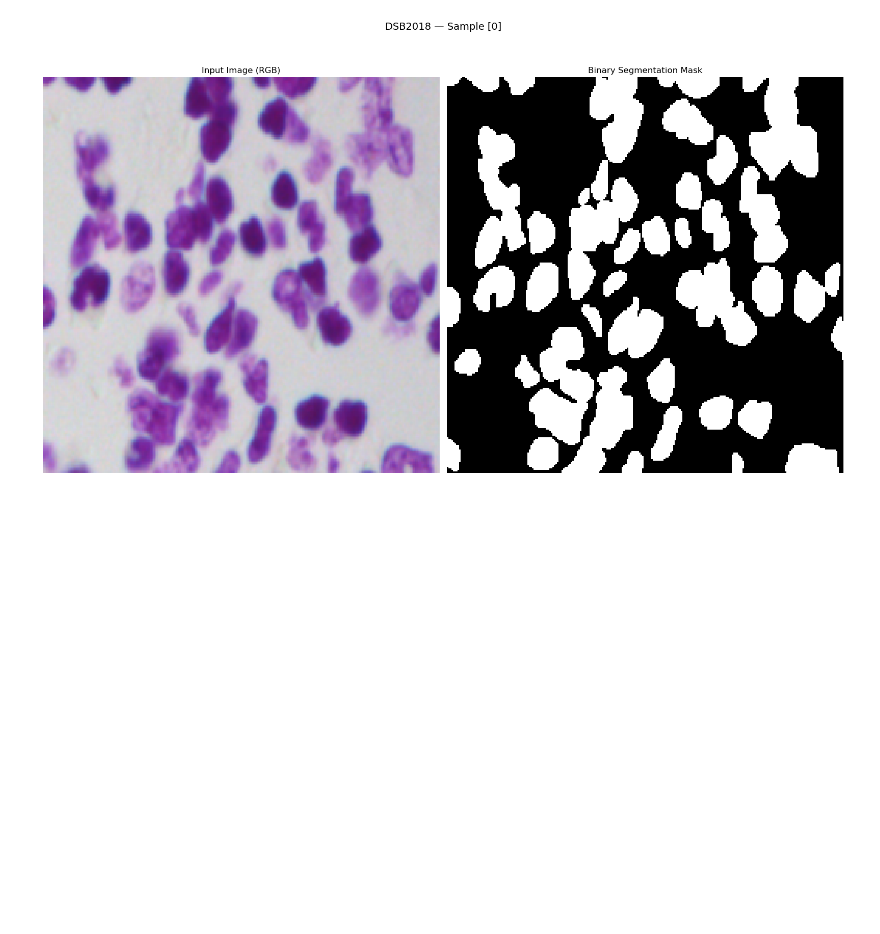
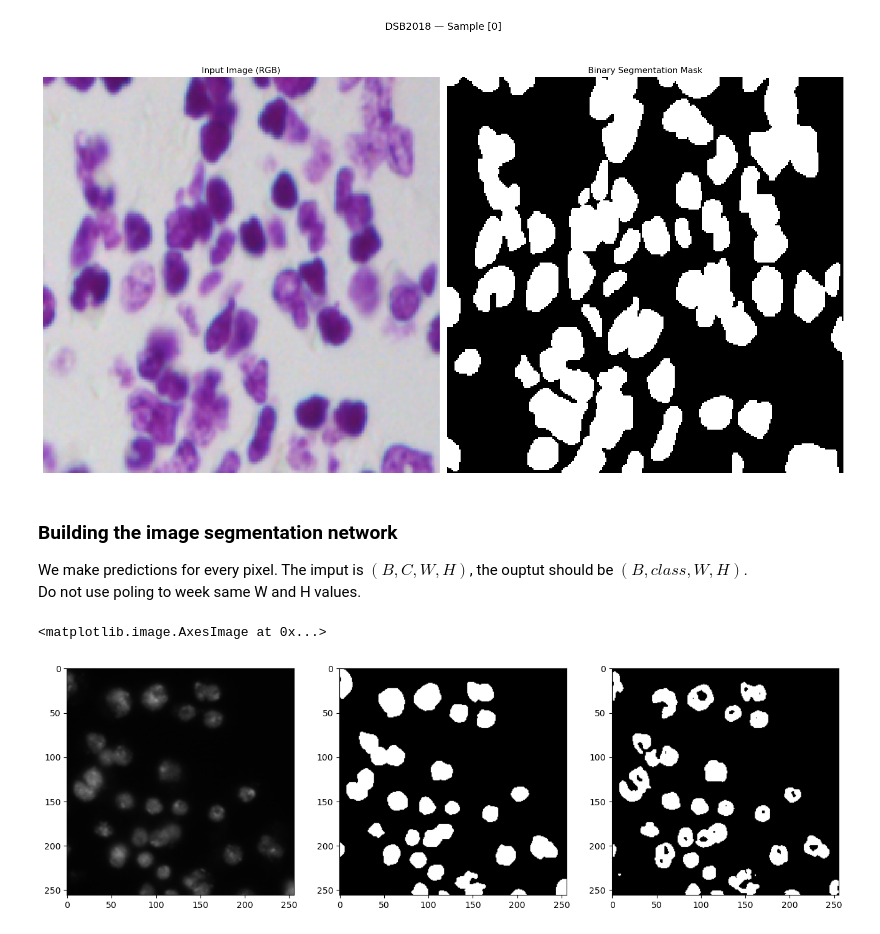
Before and after one commit to Efrazar/Bio-AI-foundations, a Jupyter notebook: Inside_Deep_Learning/08_Object_Detection.ipynb, the cells around one changed output. Drawn from its saved outputs; the diff is of its cells as text; code cells hidden in the pictures; blank space fills up the shorter version.

```diff
--- a/Inside_Deep_Learning/08_Object_Detection.ipynb
+++ b/Inside_Deep_Learning/08_Object_Detection.ipynb
@@ -111,0 +131,9 @@ plt.show()
+# %%
+# hyperparameters
+C = 3
+n_filters = 32
+loss_fn = nn.BCEWithLogitsLoss() # Binary Cross Entropy with Logits Loss (combines sigmoid + BCE in one step)
+# %% [markdown]
+### Building the image segmentation network
+We make predictions for every pixel. The imput is $(B, C, W, H)$, the ouptut should be $(B, class, W, H)$.\
+Do not use poling to week same W and H values.
@@ -111,0 +154,41 @@ plt.show()
+# %%
+# The model architecture
+segmentation_model = nn.Sequential(
+    cnnLayer(C, n_filters),          # 3 → 32
+    *[cnnLayer(n_filters, n_filters) for _ in range(5)],  # 32 → 32
+    nn.Conv2d(n_filters, 1, (3,3), padding=1)  # Final layer: 32 → 1, kernel size 3 with padding to maintain dimensions
+)
+
+#  reset workers before new run
+import gc
+gc.collect()
+torch.cuda.empty_cache()  # Free any leftover VRAM from previous run
+
+torch.backends.cudnn.benchmark = True  # True is better for CNNs with fixed input sizes
+
+seg_results = train_network_EZA(
+    segmentation_model,
+    loss_fn,
+    train_seg_loader,
+    val_loader=test_seg_loader,
+    device=device,
+    epochs=20,
+)
+# %%
+# Test the prediction on the trained model using the test data loader
+index = 15
+with torch.no_grad():  # No need to track gradients for inference
+    logits = segmentation_model(test_split[index][0].unsqueeze(0).to(device))[0].cpu()
+    pred = torch.sigmoid(logits) >= 0.5
+
+# Visualize the prediction
+plt.figure(figsize=(16, 10))
+plt.subplot(1, 3, 1)
+plt.imshow(test_split[index][0].permute(1, 2, 0).numpy(), cmap="gray") # Original input image
+plt.subplot(1, 3, 2)
+plt.imshow(test_split[index][1].numpy()[0, :], cmap="gray") # ground truth mask
+plt.subplot(1, 3, 3)
+plt.imshow(pred.numpy()[0, :], cmap="gray") # predicted mask
+# %% [output]
+<matplotlib.image.AxesImage at 0x...>
+[figure, added]
```
Also changed, not shown: parts of 7 cells of this notebook.
